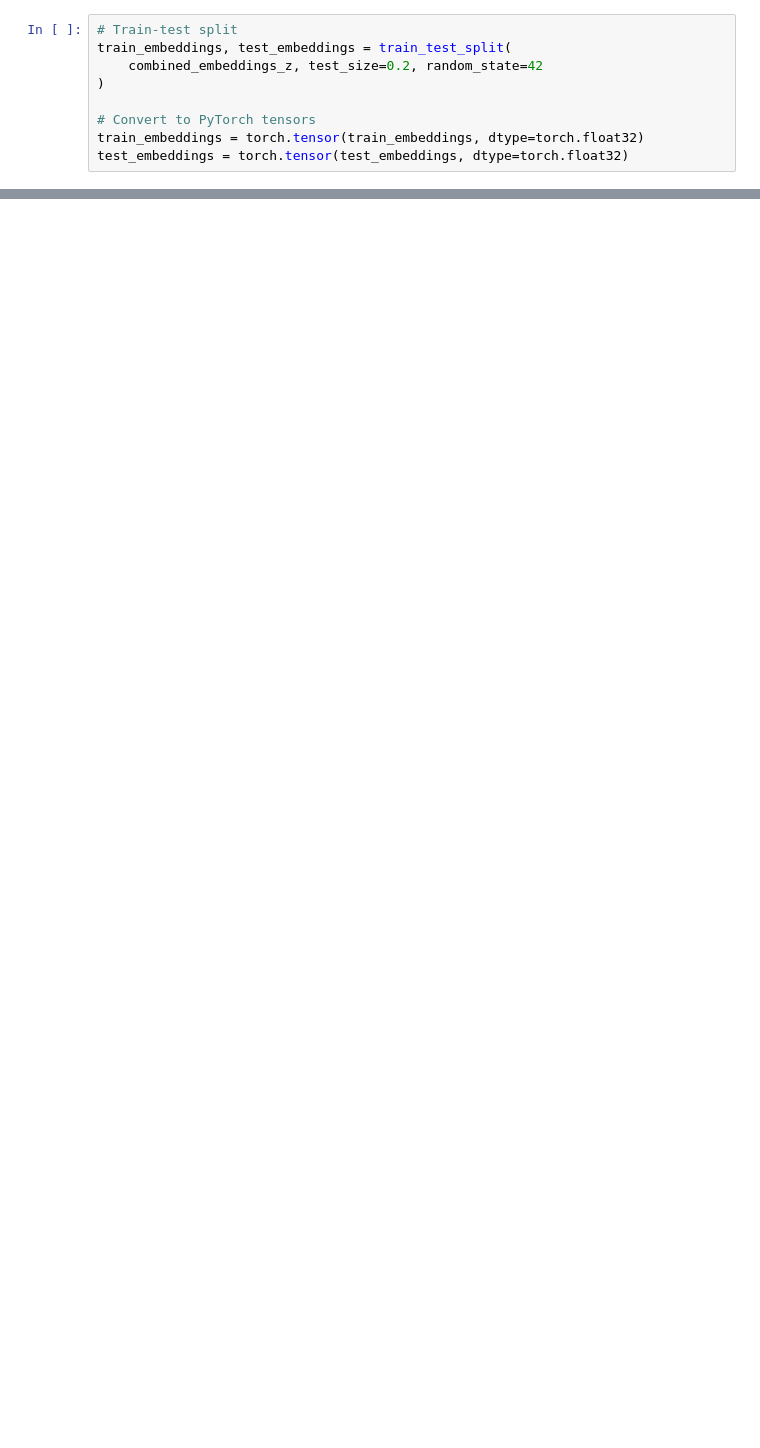
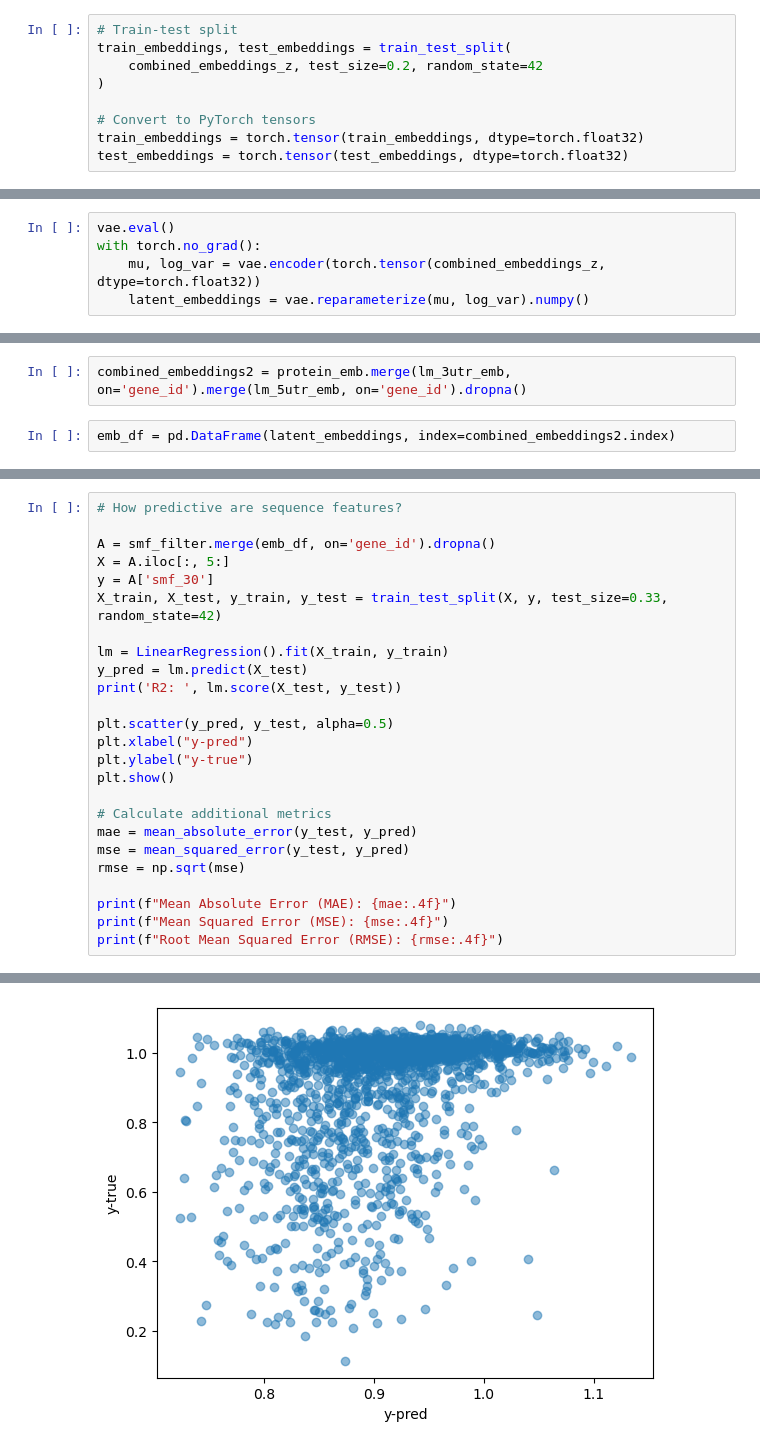
Before and after one commit to lesves/yeast-embeddings, a Jupyter notebook: VAE_yeast.ipynb, the cells around one changed output, grey strips where cells are left out. Saved outputs shown, nothing was run; the diff lists cells and outputs as text; blank space fills up the shorter version.

```diff
--- a/VAE_yeast.ipynb
+++ b/VAE_yeast.ipynb
@@ -188,0 +260,5 @@ Latent embeddings extracted: torch.Size([5263, 64]) torch.Size([1316, 64])
+# %%
+vae.eval()
+with torch.no_grad():
+    mu, log_var = vae.encoder(torch.tensor(combined_embeddings_z, dtype=torch.float32))
+    latent_embeddings = vae.reparameterize(mu, log_var).numpy()
@@ -188,0 +269,4 @@ Latent embeddings extracted: torch.Size([5263, 64]) torch.Size([1316, 64])
+# %%
+combined_embeddings2 = protein_emb.merge(lm_3utr_emb, on='gene_id').merge(lm_5utr_emb, on='gene_id').dropna()
+# %%
+emb_df = pd.DataFrame(latent_embeddings, index=combined_embeddings2.index)
@@ -188,0 +286,26 @@ Latent embeddings extracted: torch.Size([5263, 64]) torch.Size([1316, 64])
+# %%
+# How predictive are sequence features?
+
+A = smf_filter.merge(emb_df, on='gene_id').dropna()
+X = A.iloc[:, 5:]
+y = A['smf_30']
+X_train, X_test, y_train, y_test = train_test_split(X, y, test_size=0.33, random_state=42)
+
+lm = LinearRegression().fit(X_train, y_train)
+y_pred = lm.predict(X_test)
+print('R2: ', lm.score(X_test, y_test))
+
+plt.scatter(y_pred, y_test, alpha=0.5)
+plt.xlabel("y-pred")
+plt.ylabel("y-true")
+plt.show()
+
+# Calculate additional metrics
+mae = mean_absolute_error(y_test, y_pred)
+mse = mean_squared_error(y_test, y_pred)
+rmse = np.sqrt(mse)
+
+print(f"Mean Absolute Error (MAE): {mae:.4f}")
+print(f"Mean Squared Error (MSE): {mse:.4f}")
+print(f"Root Mean Squared Error (RMSE): {rmse:.4f}")
+# %% [output]
@@ -188,0 +313 @@ Latent embeddings extracted: torch.Size([5263, 64]) torch.Size([1316, 64])
+[figure, added]
```
Also changed, not shown: parts of 15 cells of this notebook.
